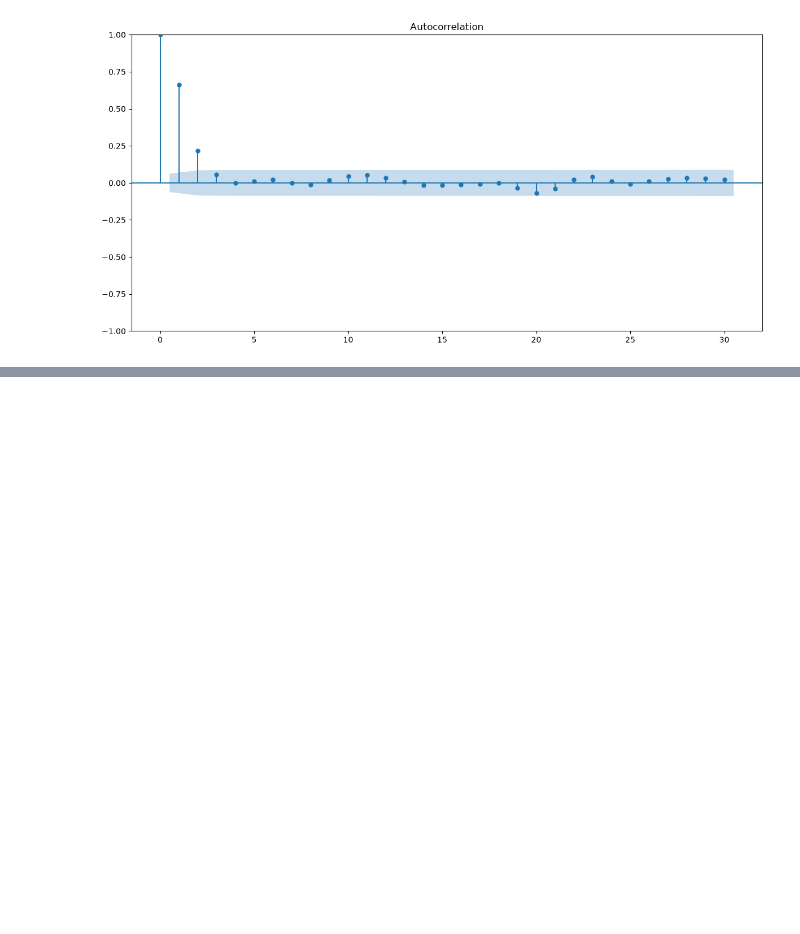
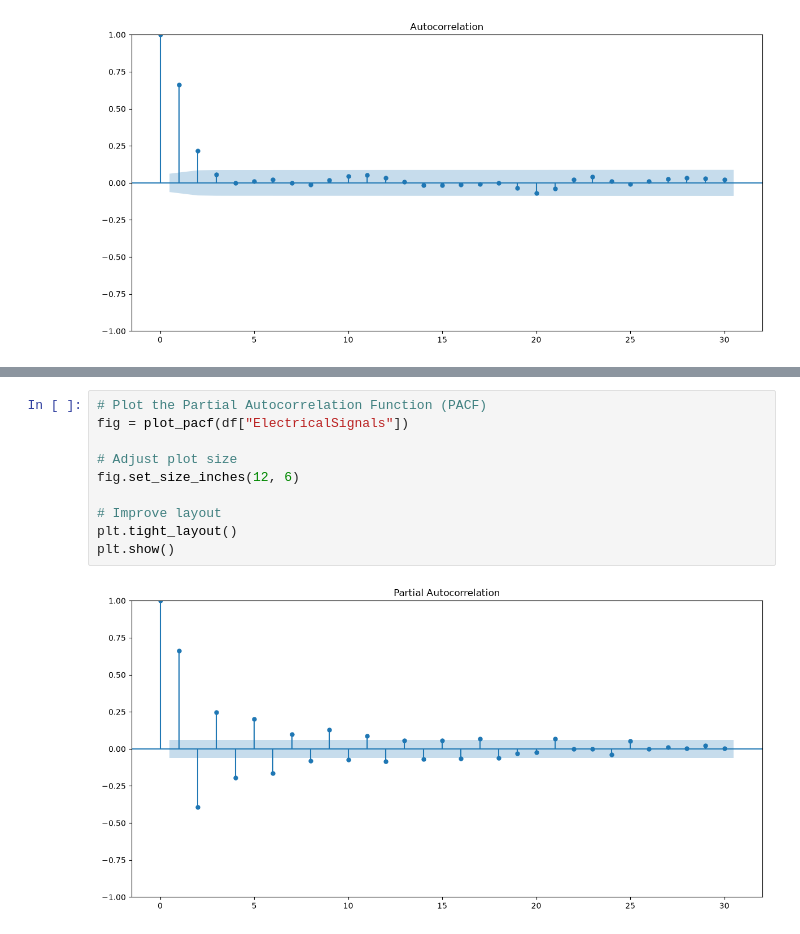
Before and after one commit to michaelhudson2205/INFO3022_Practicals, a Jupyter notebook: P4_3_ARMA_ARIMA.ipynb, the cells around one changed output, grey strips where cells are left out. Saved outputs shown, nothing was run; the diff lists cells and outputs as text; blank space fills up the shorter version.

```diff
--- a/P4_3_ARMA_ARIMA.ipynb
+++ b/P4_3_ARMA_ARIMA.ipynb
@@ -166,0 +181,12 @@ The autocorrelation plot shows:
+# %%
+# Plot the Partial Autocorrelation Function (PACF)
+fig = plot_pacf(df["ElectricalSignals"])
+
+# Adjust plot size
+fig.set_size_inches(12, 6)
+
+# Improve layout
+plt.tight_layout()
+plt.show()
+# %% [output]
+[figure, added]
```
Also changed, not shown: parts of 3 cells of this notebook.
